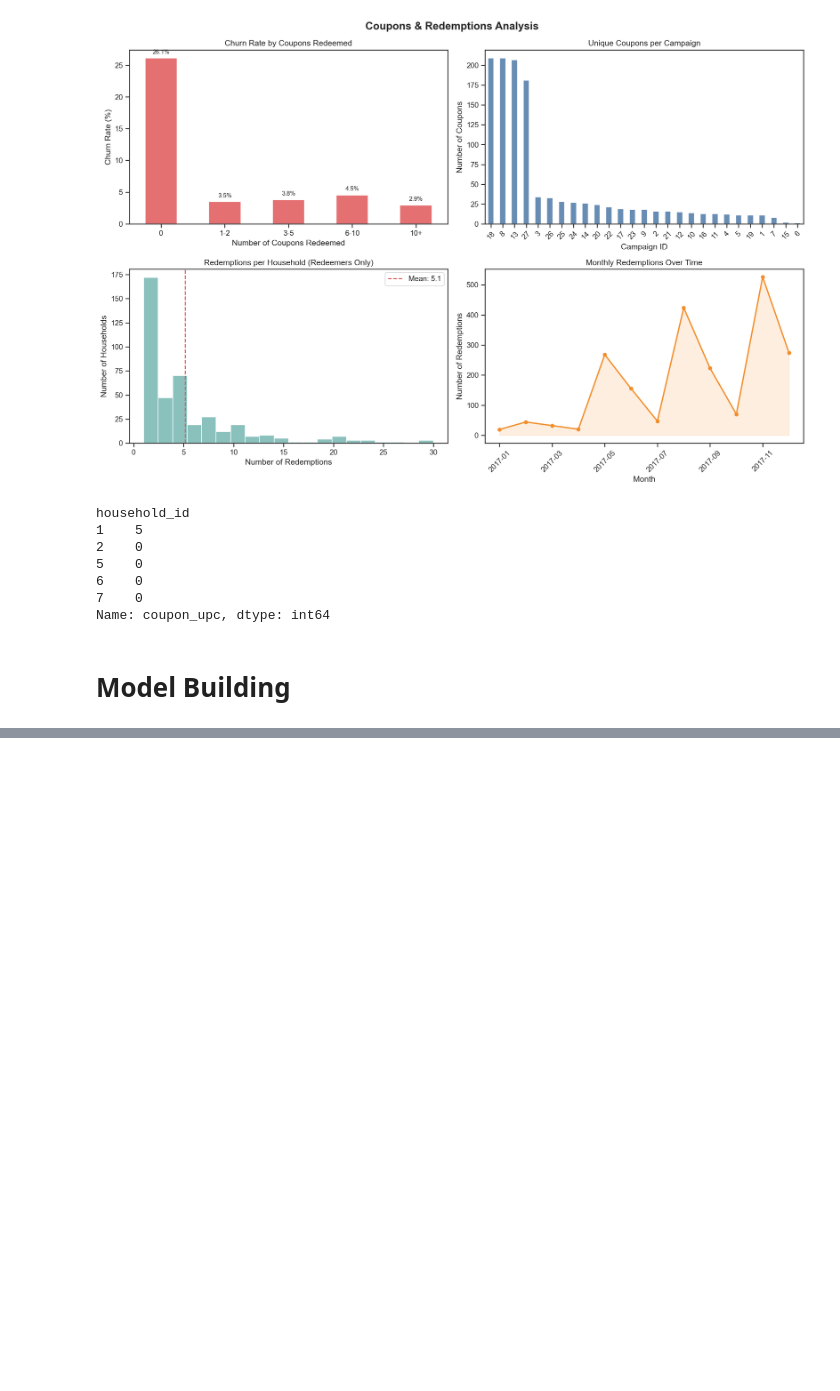
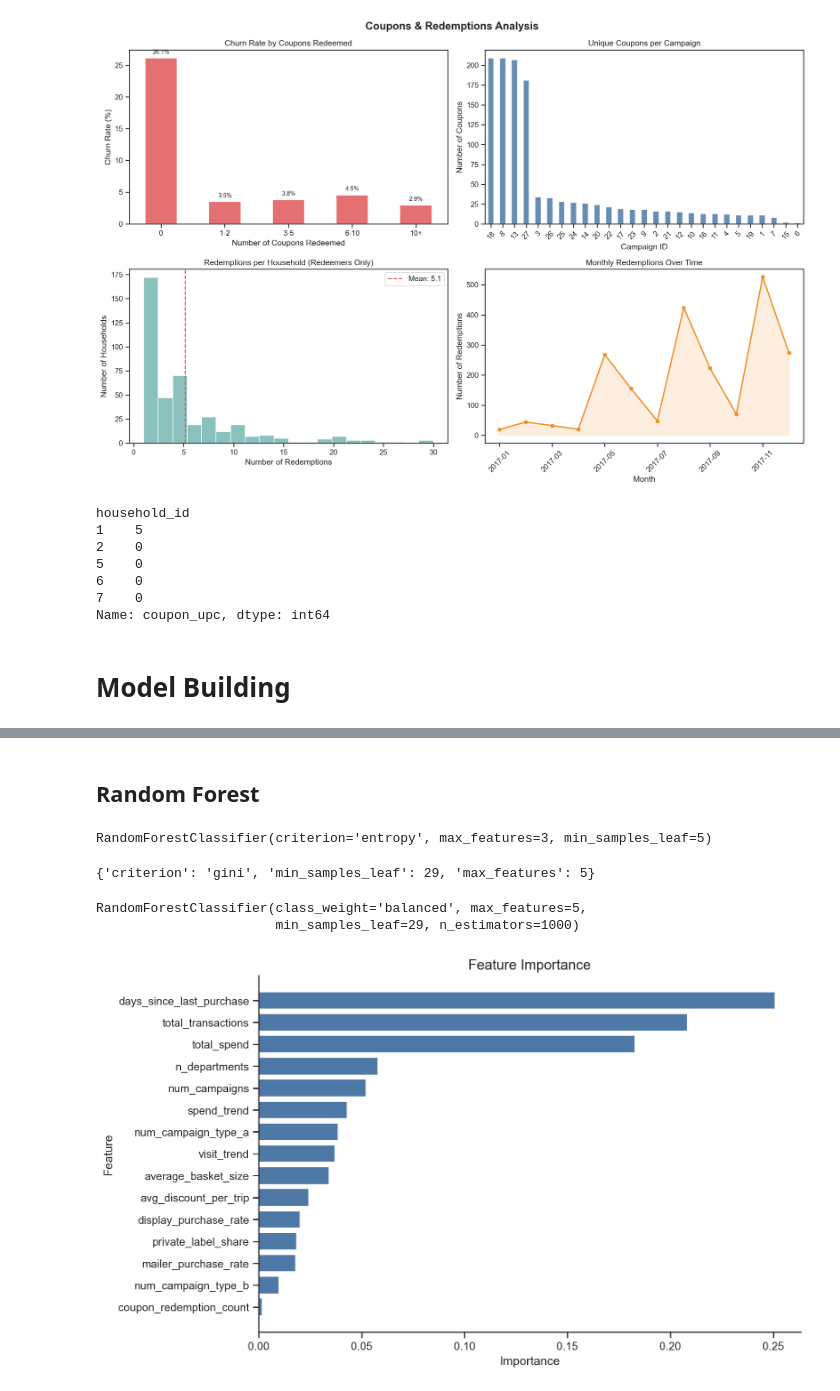
Before and after one commit to Kasperclowes/QBUS3820-Group-Assignment, a Jupyter notebook: RUN.ipynb, the cells around one changed output, grey strips where cells are left out. Drawn from its saved outputs; the diff is of its cells as text; code cells hidden in the pictures; blank space fills up the shorter version.

Commit message:
Added a bunch of models

```diff
--- a/RUN.ipynb
+++ b/RUN.ipynb
@@ -690,0 +750,9 @@ y_train = churn_train
+# %% [markdown]
+## Random Forest
+# %%
+from sklearn.ensemble import RandomForestClassifier
+
+rf =  RandomForestClassifier(n_estimators=100,  criterion='entropy',  max_features = 3, min_samples_leaf= 5)
+rf.fit(X_train, y_train)
+# %% [output]
+RandomForestClassifier(criterion='entropy', max_features=3, min_samples_leaf=5)
@@ -690,0 +787,16 @@ y_train = churn_train
+# %%
+params = study.best_params
+params
+# %% [output]
+{'criterion': 'gini', 'min_samples_leaf': 29, 'max_features': 5}
+# %%
+rf = RandomForestClassifier(n_estimators=1000, **params, class_weight='balanced')
+rf.fit(X_train, y_train)
+# %% [output]
+RandomForestClassifier(class_weight='balanced', max_features=5,
+                       min_samples_leaf=29, n_estimators=1000)
+# %%
+CT_model_training.plot_feature_importance(rf, features)
+plt.show()
+# %% [output]
+[figure, added]
```
Also changed, not shown: parts of 24 cells of this notebook, 3 other files.
